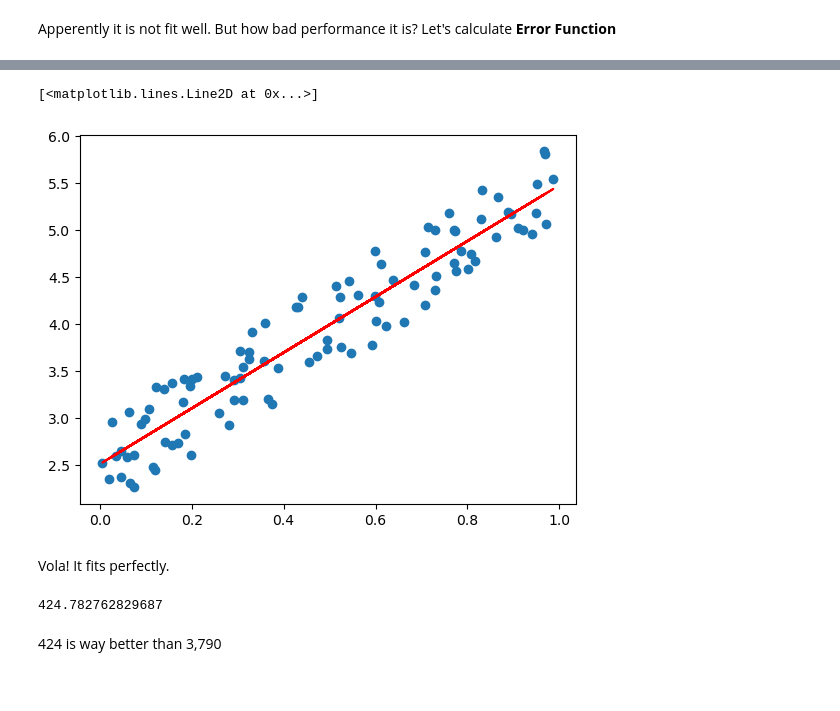
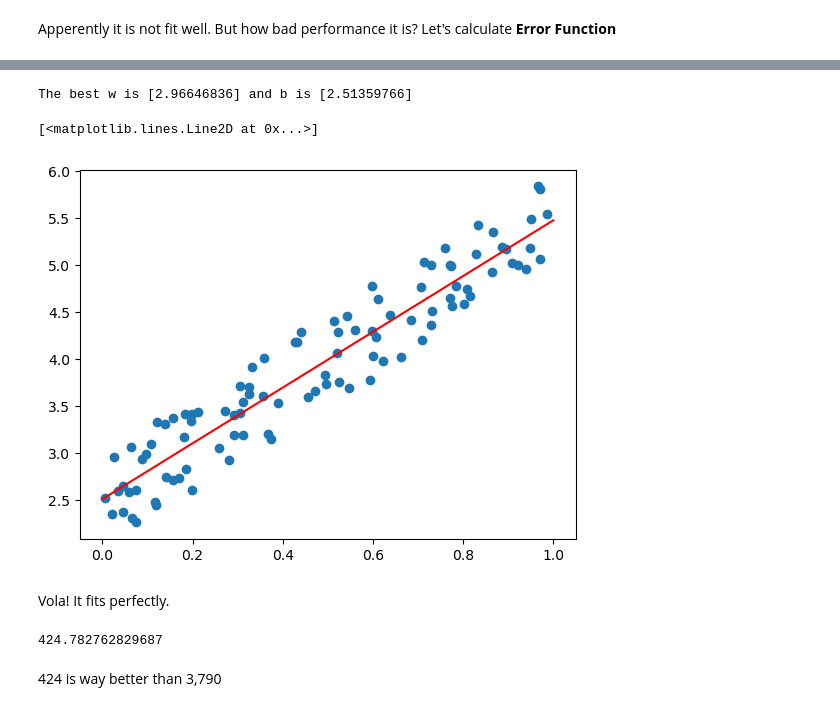
Before and after one commit to lumlong/my_learning, a Jupyter notebook: 2.data_engineering/regression.ipynb, the cells around one changed output, grey strips where cells are left out. Cells and saved outputs as stored; diff of their text form; code cells hidden in the pictures.

```diff
--- a/2.data_engineering/regression.ipynb
+++ b/2.data_engineering/regression.ipynb
@@ -43,5 +43,5 @@ $ f_{w, b}(x^{(i)}) = X^T w + b $
 - $b$ : bias unit
 # %%
 # Every X features multiply with w weights and add bias unit b
-def pred(X, w, b):
-    return np.dot(w.T, X) + b
+def pred(X, params):
+    return X @ params
@@ -52,0 +48,11 @@ y_pred = [pred(X, w, b) for X in X]
+# %%
+from sklearn.preprocessing import add_dummy_feature
+
+# X plot with x axis min and max for plot prediction line.
+X_plot = np.array([[0], [1]])
+# Add dummy feature for initiate bias unit.
+X_plot_b = add_dummy_feature(X_plot)
+
+params = np.array([2, 4])
+y_pred = pred(X_plot_b, params)
+y_pred
@@ -109,0 +115,7 @@ y_pred = [pred(X, w, b) for X in X]
+# %%
+# Compute normal_equation
+params = normal_equation(X_b, y)
+b_ne, w_ne  = params
+print(f'The best w is {w_ne} and b is {b_ne}')
+# %% [output]
+The best w is [2.96646836] and b is [2.51359766]
@@ -110,16 +124,17 @@ y_pred = [pred(X, w, b) for X in X]
 # %%
+y_pred = pred(X_plot_b, params)
+
 fig, ax = plt.subplots()
-
 ax.scatter(X, y)
-ax.plot(X, y_pred, c='r')
+ax.plot(X_plot, y_pred, c='r')
 # %% [output]
 [<matplotlib.lines.Line2D at 0x...>]
-[figure, old version]
+[figure, new version]
 # %% [markdown]
 Vola! It fits perfectly.
-# %%
-error_func(pred, X, y, w, b)
-# %% [output]
-424.782762829687
+# %%
+cost_func(pred, X_b, y, params)
+# %% [output]
+424.782762829687
 # %% [markdown]
 424 is way better than 3,790
```
Also changed, not shown: parts of 34 cells of this notebook.
